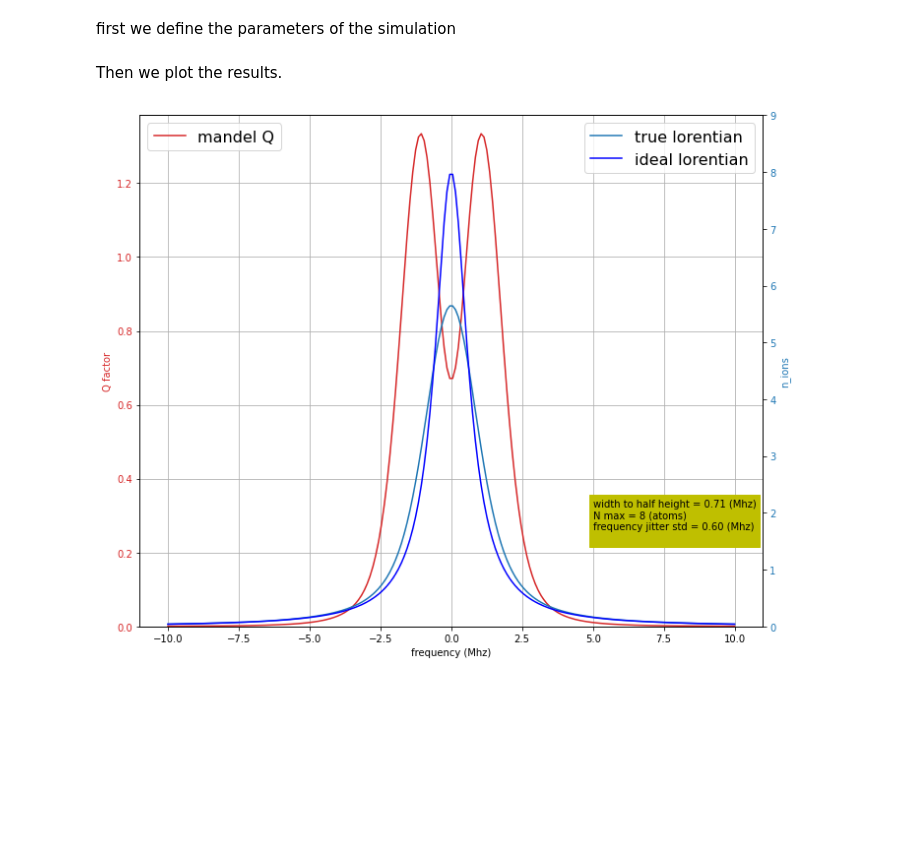
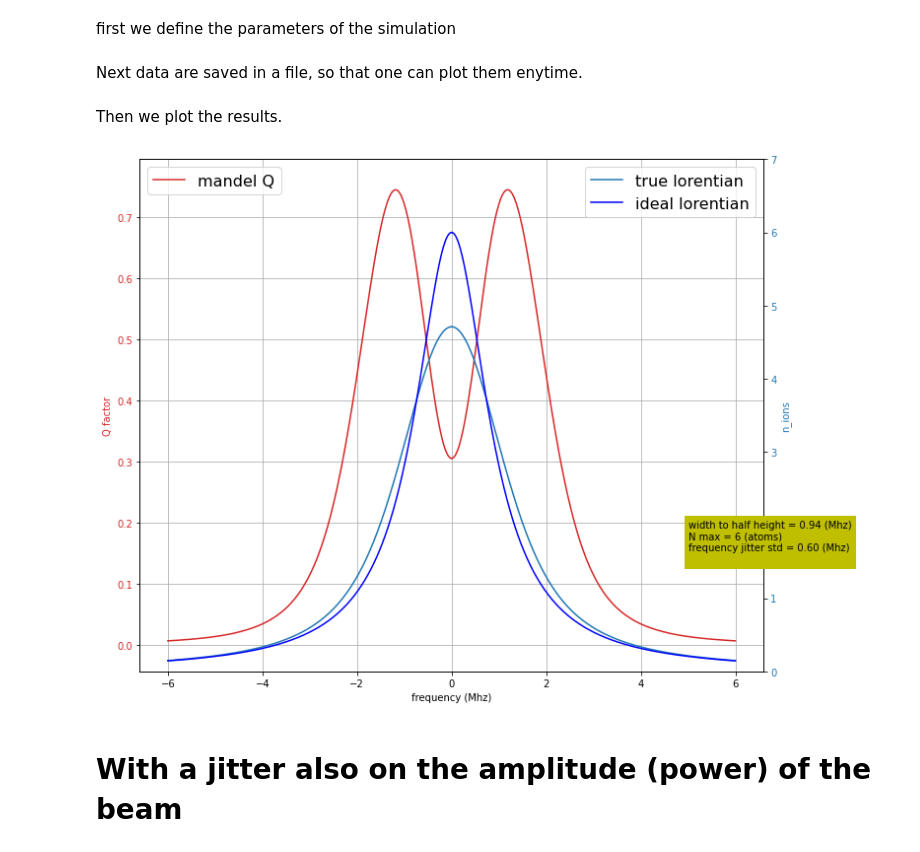
Before and after one commit to Valerio-Amico/Lab-Rydberg, a Jupyter notebook: Q_simulations/theoretical_approach.ipynb, the cells around one changed output. Saved outputs shown, nothing was run; the diff lists cells and outputs as text; code cells hidden in the pictures; blank space fills up the shorter version.

```diff
--- a/Q_simulations/theoretical_approach.ipynb
+++ b/Q_simulations/theoretical_approach.ipynb
@@ -80,19 +82,19 @@ from math import factorial as fact
 first we define the parameters of the simulation
 # %%
 ## n_max : height of the peack of the ideal lorentian.
-n_max = 8
+n_max = 6
 
 ## g : FWHM of the ideal lorentian.
-g = 1.7*780/1013-0.6
+g = 2*780/1013-0.6
 
 ## f_std : standard deviation of the frequency gaussian noise.
 f_std = 0.6
 
 ## f0_vals : values of detuning to sample all the lorentian.
-f0_vals = np.linspace(-10, 10, 200)
+f0_vals = np.linspace(0, 6, 300)
 
 ## df : define the width of the integration interval.
-df = 20
+df = 10
 
 ## term_contribution_bound : sets when to troncate the moments sum.
 term_contribution_bound = 0.0005
@@ -105,13 +107,27 @@ def lorentian(x, n_max, Gamma, x_resonance=0):
 def gaussian(x, mean, std, norm_constant):
     return norm_constant*exp(-(x-mean)**2/(2*std**2))
 
+## defining the gaussian constant
+def uniform(x, low, high):
+    if x < high and x > low:
+        return 1/(high-low)
+    return 0
+
 ## defining the probability function: computes the probability of have "n" atoms with a setted frequency "f0".
-def probability(n, f0):
-    alpha = 1/sqrt(2*pi*f_std**2)
-    integrating = lambda f: gaussian(f, f0, f_std, alpha)*exp(-lorentian(f,n_max,g))*lorentian(f, n_max, g)**n/fact(n)
-    res = integrate.quad(integrating, f0-df, f0+df) ## integrate returns 2 values: res[0] is the value of the integral, res[1] is the numerical uncertainty.
+def probability(n, f0, df, prior = "gaussian"):
+    if prior == "gaussian":
+        alpha = 1/sqrt(2*pi*f_std**2)
+        integrating = lambda f: gaussian(f, f0, f_std, alpha)*exp(-lorentian(f,n_max,g))*lorentian(f, n_max, g)**n/fact(n)
 
-    return res[0]
+        res = integrate.quad(integrating, f0-df, f0+df) ## integrate returns 2 values: res[0] is the value of the integral, res[1] is the numerical uncertainty.
+        return res[0]
+    if prior == "uniform":
+        integrating = lambda f: uniform(f,f0-f_std,f0+f_std)*exp(-lorentian(f,n_max,g))*lorentian(f, n_max, g)**n/fact(n)
+        df=f_std
+        res = integrate.quad(integrating, f0-df, f0+df) ## integrate returns 2 values: res[0] is the value of the integral, res[1] is the numerical uncertainty.
+        return res[0]
+
+    return "error"
 # %%
 ## will contain the Q and the <n> values respectively for each f0 in f0_vals.
 Q=[]
@@ -124,11 +140,14 @@ for f0 in f0_vals:
     i=0
     p_aus=1
     while (p_aus*i**2 > term_contribution_bound) or (i < n_max):
-        p_aus=probability(i,f0)
+        p_aus=probability(i,f0, df, prior="gaussian")
         n_mean+=i*p_aus
-        n2_mean+=i**2*p_aus
+        n2_mean+=(i**2)*p_aus
 
         i+=1
 
+    #n_mean2=lorentian(f0,n_max,g)
     n_means.append(n_mean)
     Q.append((n2_mean-n_mean**2)/n_mean-1)
+# %% [markdown]
+Next data are saved in a file, so that one can plot them enytime.
@@ -142,32 +169,37 @@ fig, ax1 = plt.subplots(figsize=(10, 8))
 color = 'tab:red'
 ax1.set_xlabel('frequency (Mhz)')
 ax1.set_ylabel('Q factor', color=color)
 ax1.plot(f0_vals, Q, "-", color=color, label="mandel Q")
+ax1.plot(-f0_vals, Q, "-", color=color)
 ax1.tick_params(axis='y', labelcolor=color)
-ax1.set_ylim([0,max(Q)+0.05])
+ax1.set_ylim([min(Q)-0.05,max(Q)+0.05])
 
 ax2 = ax1.twinx()  # instantiate a second axes that shares the same x-axis
 
 color = 'tab:blue'
 ax2.set_ylabel('n_ions', color=color)  # we already handled the x-label with ax1
 ax2.plot(f0_vals, n_means, "-", color=color, label="true lorentian")
+ax2.plot(-f0_vals, n_means, "-", color=color)
 ax2.tick_params(axis='y', labelcolor=color)
 ax2.set_ylim([0,n_max+1])
 
 fig.tight_layout()  # otherwise the right y-label is slightly clipped
 ax1.grid()
 
 plt.plot(f0_vals, y, c="b", label="ideal lorentian")
+plt.plot(-f0_vals, y, c="b")
 ax1.legend(loc=2, fontsize=16)
 ax2.legend(loc=1, fontsize=16)
 
 text=""
 text=text+"width to half height = %.2f (Mhz)\n" %g
 text=text+"N max = %d (atoms)\n" %n_max
 text=text+"frequency jitter std = %.2f (Mhz)\n" %f_std
 
 ax2.text(x=5,y=1.5,s=text,backgroundcolor="y")
 
 plt.show()
 # %% [output]
-[figure, old version]
+[figure, new version]
+# %% [markdown]
+#  With a jitter also on the amplitude (power) of the beam
```
Also changed, not shown: parts of 9 cells of this notebook, 5 other files.
